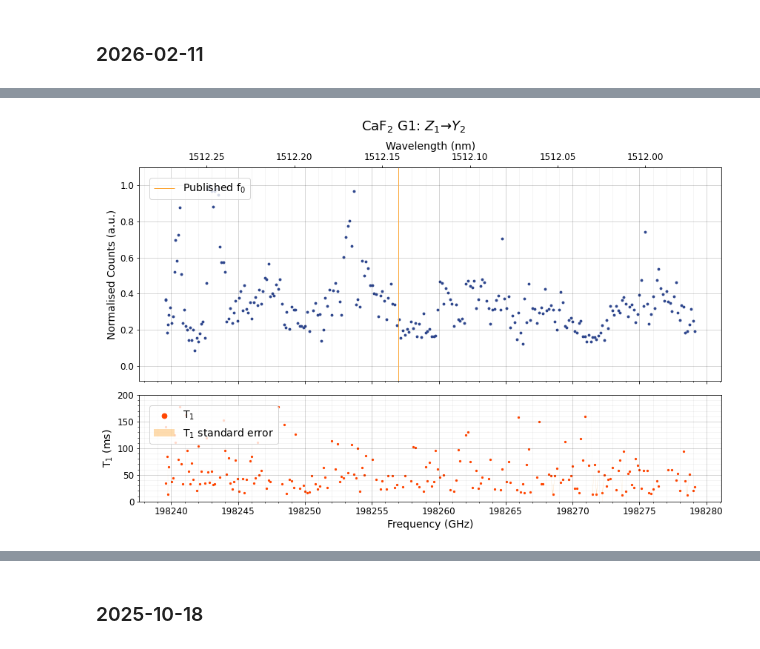
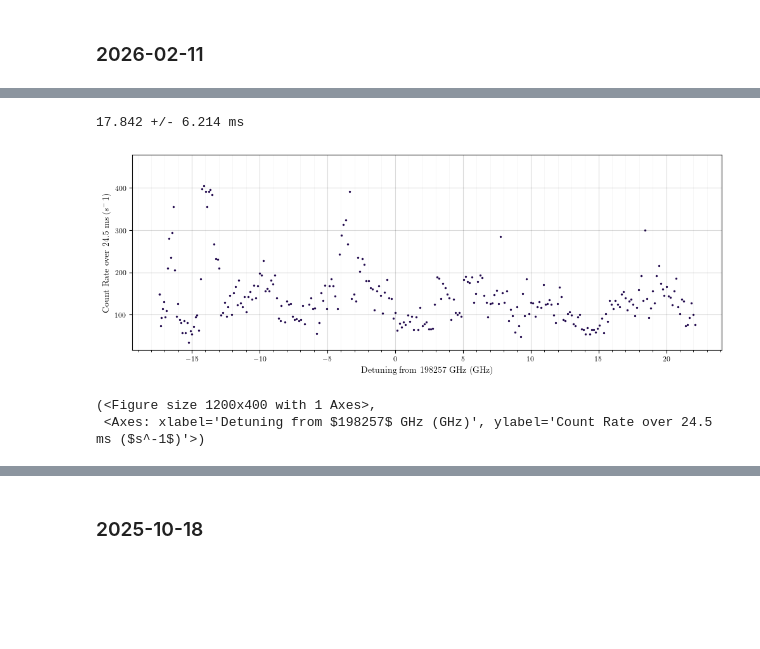
Before and after one commit to funkyguts/Angela-Honours, a Jupyter notebook: analysis/Thesis Figures.ipynb, the cells around one changed output, grey strips where cells are left out. Drawn from its saved outputs; the diff is of its cells as text; code cells hidden in the pictures; blank space fills up the shorter version.

```diff
--- a/analysis/Thesis Figures.ipynb
+++ b/analysis/Thesis Figures.ipynb
@@ -849,10 +948,0 @@ def find_IH_peaks_with_click(freqs_array, counts_array, where, desc):
-# %%
-lines = {'C_Z1Y2': [fr'CaF$_2$ Cubic: $Z_1 \to Y_2$', 199.241e6], # Cubic Z1-Y2
-        'C_Z1Y1': [fr'CaF$_2$ Cubic: $Z_1 \to Y_1$', 198.928e6], # Cubic Z1-Y1
-        'B_Z1Y1': [fr'CaF$_2$ B: $Z_1 \to Y_1$', 198.762e6], # B Z1-Y1
-        'G1_Z1Y2': [fr'CaF$_2$ G1: $Z_1 \to Y_2$', 198.257e6], # G1 Z1-Y2
-        'A_Z1Y2': [fr'CaF$_2$ A: $Z_1 \to Y_2$', 197.912e6], # A Z1-Y2
-        'G1_Z1Y1': [fr'CaF$_2$ G1: $Z_1 \to Y_1$',197.469e6], # G1 Z1-Y1
-        'A_Z1Y1': [fr'CaF$_2$ A: $Z_1 \to Y_1$', 197.049e6]} # A Z1-Y1
-# %%
-cols = cols = ['#2B448C', "#FCA636FF", 'dodgerblue', "#ED5983"]
@@ -862,11 +1002,11 @@ cols = cols = ['#2B448C', "#FCA636FF", 'dodgerblue', "#ED5983"]
 ### 2026-02-11
 # %%
 # Extract Data
-saveDataPath_0211 = r'C:\Users\Mario\Documents\GitHub\Angela Honours\data processed\2026-02-11'
-savePlotPath_0211 = r'C:\Users\Mario\Documents\GitHub\Angela Honours\plots processed\2026-02-11'
-spectraPath_0211 = os.path.join(fr'{saveDataPath_0211}\spectra')
+saveDataPath_0211 = r'/Users/angel/Documents/GitHub/Angela-Honours/data processed/2026-02-11'
+savePlotPath_0211 = r'/Users/angel/Documents/GitHub/Angela-Honours/plots processed/2026-02-11'
+spectraPath_0211 = os.path.join(fr'{saveDataPath_0211}/spectra')
 spectraFiles_0211 = sorted(os.listdir(spectraPath_0211))
-lifePath_0211 = os.path.join(fr'{saveDataPath_0211}\lifetimes')
+lifePath_0211 = os.path.join(fr'{saveDataPath_0211}/lifetimes')
 lifeFiles_0211 = sorted(os.listdir(lifePath_0211))
 
 lorentzians_0211 = pd.read_csv(os.path.join(saveDataPath_0211, 'lorentzian_fits.csv'),
@@ -876,6 +1016,7 @@ G1_Z1Y2_0211 = pd.read_csv(os.path.join(spectraPath_0211, spectraFiles_0211[0]),
 life_G1_Z1Y2_0211 = pd.read_csv(os.path.join(lifePath_0211, lifeFiles_0211[0]), delimiter = ',')
 A_Z1Y2_0211 = pd.read_csv(os.path.join(spectraPath_0211, spectraFiles_0211[1]), delimiter = ',')
 life_A_Z1Y2_0211 = pd.read_csv(os.path.join(lifePath_0211, lifeFiles_0211[1]), delimiter = ',')
+
 G1_Z1Y1_0211 = pd.read_csv(os.path.join(spectraPath_0211, spectraFiles_0211[2]), delimiter = ',')
 life_G1_Z1Y1_0211 = pd.read_csv(os.path.join(lifePath_0211, lifeFiles_0211[2]), delimiter = ',')
 A_Z1Y1_0211 = pd.read_csv(os.path.join(spectraPath_0211, spectraFiles_0211[3]), delimiter = ',')
@@ -887,25 +1047,27 @@ len(life_G1_Z1Y1_0211)
+# %%
+T1s = life_G1_Z1Y1_0211['Fitted T1 (ms)']
+T1Errs = life_G1_Z1Y1_0211['T1 error (ms)']
+print(fr'{np.mean(T1s):.3f} +/- {abs(np.mean(T1Errs)):.3f} ms')
+# %% [output]
+17.842 +/- 6.214 ms
 # %%
 # G1 Z1_Y2
-freqs_G1_Z1Y2_0211 = G1_Z1Y2_0211['Frequency (MHz)']/1e3
+G1_Z1Y2_0211 = G1_Z1Y2_0211[G1_Z1Y2_0211['Counts per second'] != G1_Z1Y2_0211['Counts per second'].max()] # remove outlier
+fits = lorentzians_0211['1512.018']
+site = lines['G1_Z1Y2']
+
+# freqs_G1_Z1Y2_0211 = G1_Z1Y2_0211['Frequency (MHz)']/1e3
+freqs_G1_Z1Y2_0211 = (G1_Z1Y2_0211['Frequency (MHz)'] - site[1])/1e3 # GHz now
 cps_G1_Z1Y2_0211 = G1_Z1Y2_0211['Counts per second']
-site = lines['G1_Z1Y2']
-fits = lorentzians_0211['1512.018']
 
-plot_double_spectrum(freqs_G1_Z1Y2_0211, cps_G1_Z1Y2_0211, life_G1_Z1Y2_0211['Fitted T1 (ms)'], life_G1_Z1Y2_0211['T1 error (ms)'],
-                    y0Ticks = [100, 0.5], y1Ticks = [50, 10], y0lims = None, y1lims = [0, 200],
-                    cols = cols, figsize = [12, 8], site = site, timeLimit = 0.0245,
-                    norm = True, fits = None, save = True, savePath = savePlotPath_0211)
-
-# plot_multi_spectrum(freqs_G1_Z1Y2_0211, cps_G1_Z1Y2_0211, life_G1_Z1Y2_0211['Fitted T1 (ms)'], life_G1_Z1Y2_0211['T1 error (ms)'],
-#                     y0Ticks = [100, 0.5], y1Ticks = [100, 5], y2Ticks = [100, 5],
-#                     cols = cols, figsize = [12, 8], site = site, timeLimit = 0.0245, ylims = [-50, 800],
-#                     norm = True, fits = None, save = True, savePath = savePlotPath_0211)
-
-# plot_single_spectrum(freqs_G1_Z1Y2_0211, cps_G1_Z1Y2_0211,
-#                      cols, figsize = [12, 6], site = site, timeLimit = 0.0245, ylims = [-50, 700],
-#                      lines = True, norm = False, fits = None,
-#                      save = False, savePath = savePlotPath_0211, xLabel = 'Frequency (GHz)', plotDesc = None)
+plot_single_spectrum(freqs_G1_Z1Y2_0211, cps_G1_Z1Y2_0211,
+                    cols, figsize = [12, 4], site = site, timeLimit = 0.0245,
+                    ylims = None, xTicks = [5, 1], yTicks = None,
+                    lines = True, norm = False, fits = None,
+                    save = False, savePath = savePlotPath_0211, xLabel = fr'Detuning from ${site[1]/1e3:.0f}$ GHz (GHz)', plotDesc = fr'G1 Site: $Z_1 \to Y_2$')
 # %% [output]
-[figure, old version]
+[figure, new version]
+(<Figure size 1200x400 with 1 Axes>,
+ <Axes: xlabel='Detuning from $198257$ GHz (GHz)', ylabel='Count Rate over 24.5 ms ($s^-1$)'>)
 # %%
 # A Z1_Y2
```
Also changed, not shown: parts of 128 cells of this notebook, 7 other files.
